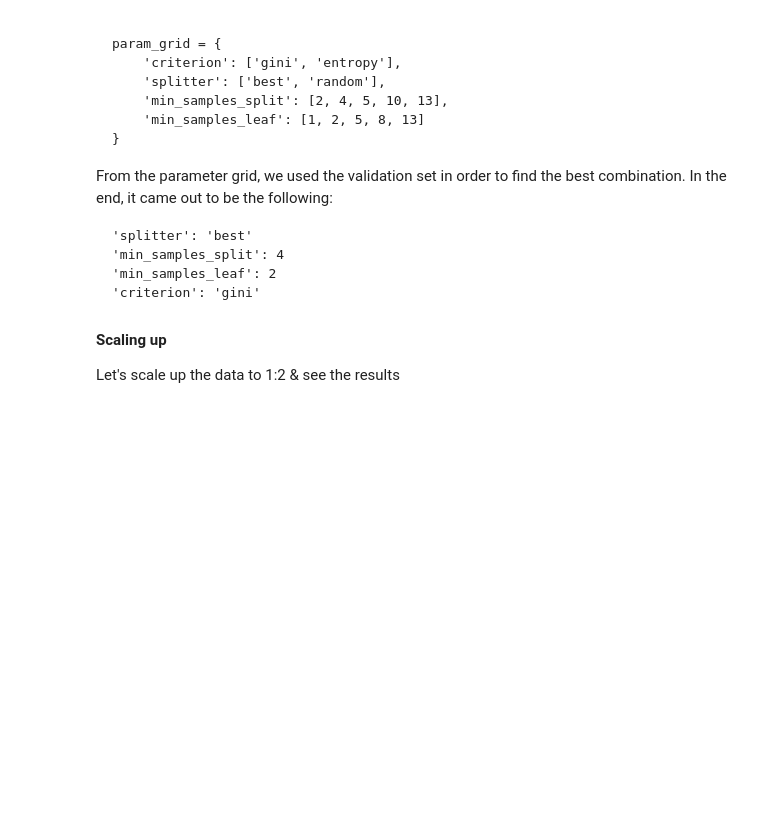
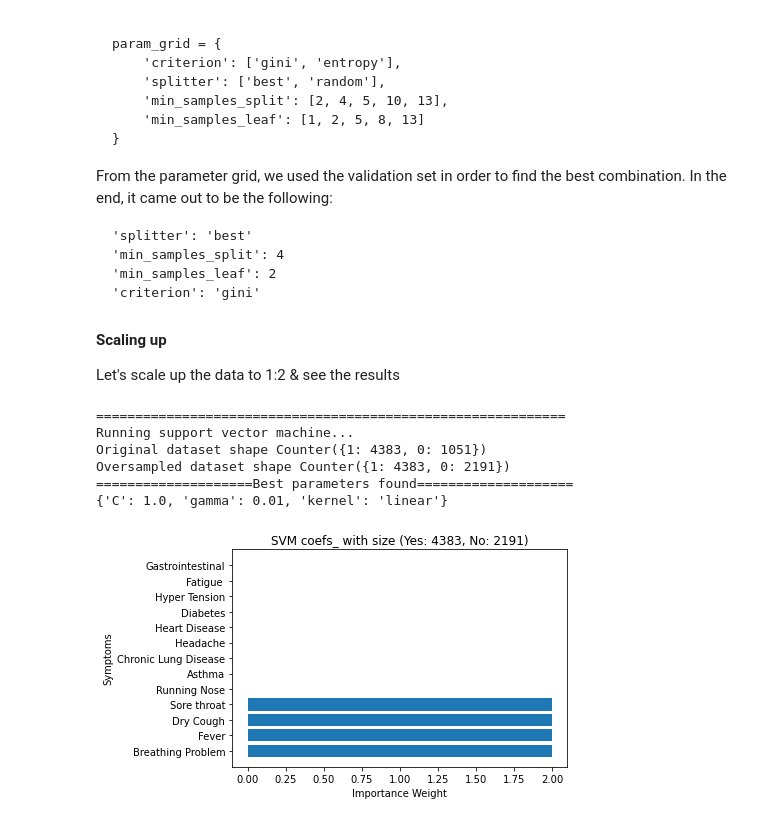
Before and after one commit to mohanadarafe/covid-19-symptoms-presence, a Jupyter notebook: analysis.ipynb, the cells around one changed output. Cells and saved outputs as stored; diff of their text form; code cells hidden in the pictures; blank space fills up the shorter version.

```diff
--- a/analysis.ipynb
+++ b/analysis.ipynb
@@ -384,3 +381,20 @@ From the parameter grid, we used the validation set in order to find the best co
 
 #### Scaling up
 Let's scale up the data to 1:2 & see the results
+# %%
+feature_tuples, best_model = svm.support_vector_machine(sampling = True, isNotebook = True)
+features = utils.get_feature_names()
+feature_importances = sorted(feature_tuples)
+_, weight = zip(*feature_importances)
+plt_bar_chart(features, weight, "SVM", "coefs_", 4383, 2191)
+
+print(f'{20*"="}Best parameters found{20*"="}')
+print(best_model.best_params_)
+# %% [output]
+============================================================
+Running support vector machine...
+Original dataset shape Counter({1: 4383, 0: 1051})
+Oversampled dataset shape Counter({1: 4383, 0: 2191})
+====================Best parameters found====================
+{'C': 1.0, 'gamma': 0.01, 'kernel': 'linear'}
+[figure, added]
```
Also changed, not shown: parts of 22 cells of this notebook, 13 other files.
